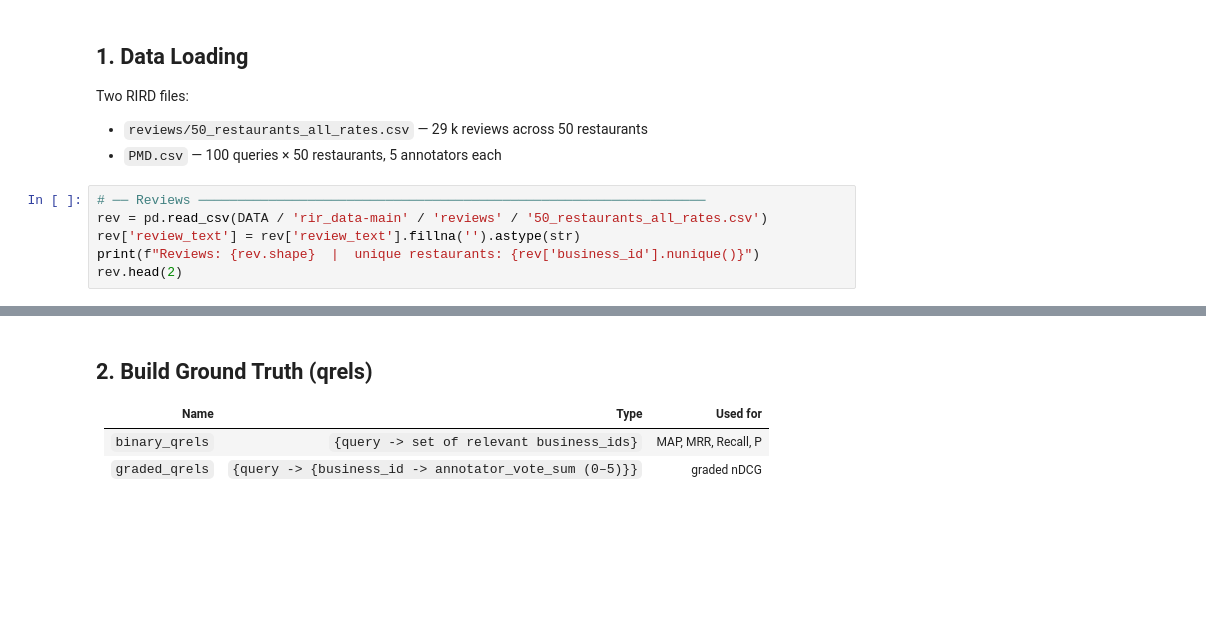
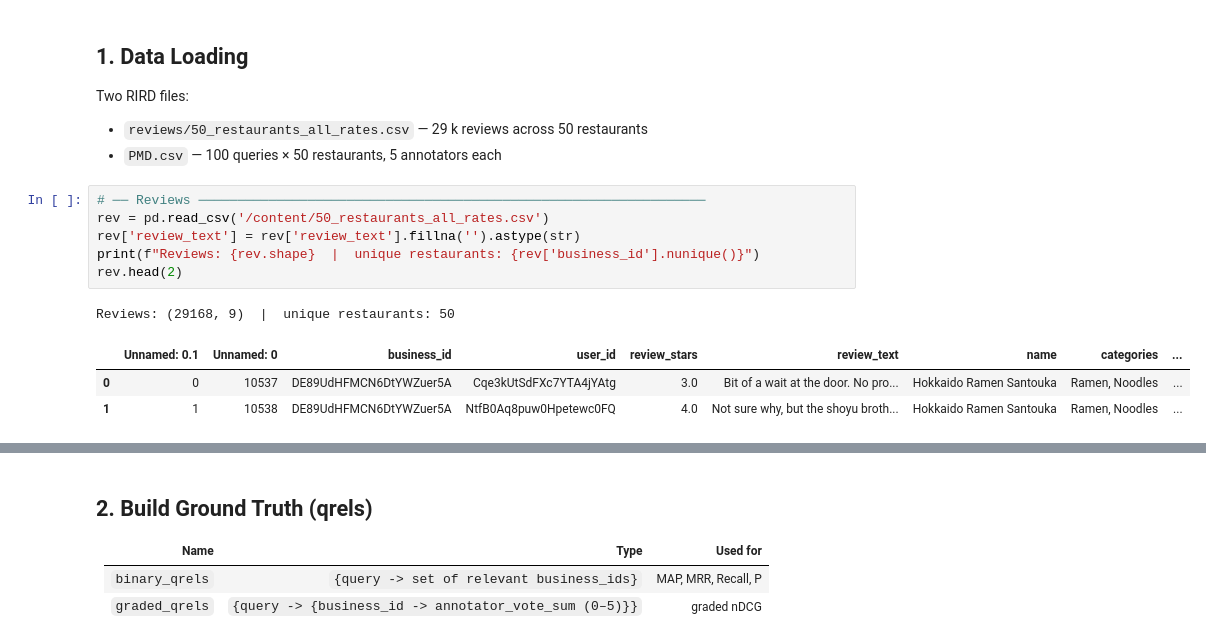
Before and after one commit to pcismyname/Food_Recommendation_Engine, a Jupyter notebook: baselines/baseline_models.ipynb, the cells around one changed output, grey strips where cells are left out. Drawn from its saved outputs; the diff is of its cells as text; blank space fills up the shorter version.

```diff
--- a/baselines/baseline_models.ipynb
+++ b/baselines/baseline_models.ipynb
@@ -42,9 +47,14 @@ Two RIRD files:
 - `PMD.csv` — 100 queries × 50 restaurants, 5 annotators each
 # %%
 # ── Reviews ─────────────────────────────────────────────────────────────────
-rev = pd.read_csv(DATA / 'rir_data-main' / 'reviews' / '50_restaurants_all_rates.csv')
+rev = pd.read_csv('/content/50_restaurants_all_rates.csv')
 rev['review_text'] = rev['review_text'].fillna('').astype(str)
 print(f"Reviews: {rev.shape}  |  unique restaurants: {rev['business_id'].nunique()}")
 rev.head(2)
+# %% [output]
+Reviews: (29168, 9)  |  unique restaurants: 50
+|  | Unnamed: 0.1 | Unnamed: 0 | business_id | user_id | review_stars | review_text | name | categories | ... |
+| 0 | 0 | 10537 | DE89UdHFMCN6DtYWZuer5A | Cqe3kUtSdFXc7YTA4jYAtg | 3.0 | Bit of a wait at the door. No pro... | Hokkaido Ramen Santouka | Ramen, Noodles | ... |
+| 1 | 1 | 10538 | DE89UdHFMCN6DtYWZuer5A | NtfB0Aq8puw0Hpetewc0FQ | 4.0 | Not sure why, but the shoyu broth... | Hokkaido Ramen Santouka | Ramen, Noodles | ... |
 # %%
 # ── PMD ─────────────────────────────────────────────────────────────────────
```
Also changed, not shown: parts of 15 cells of this notebook, 2 other files.
